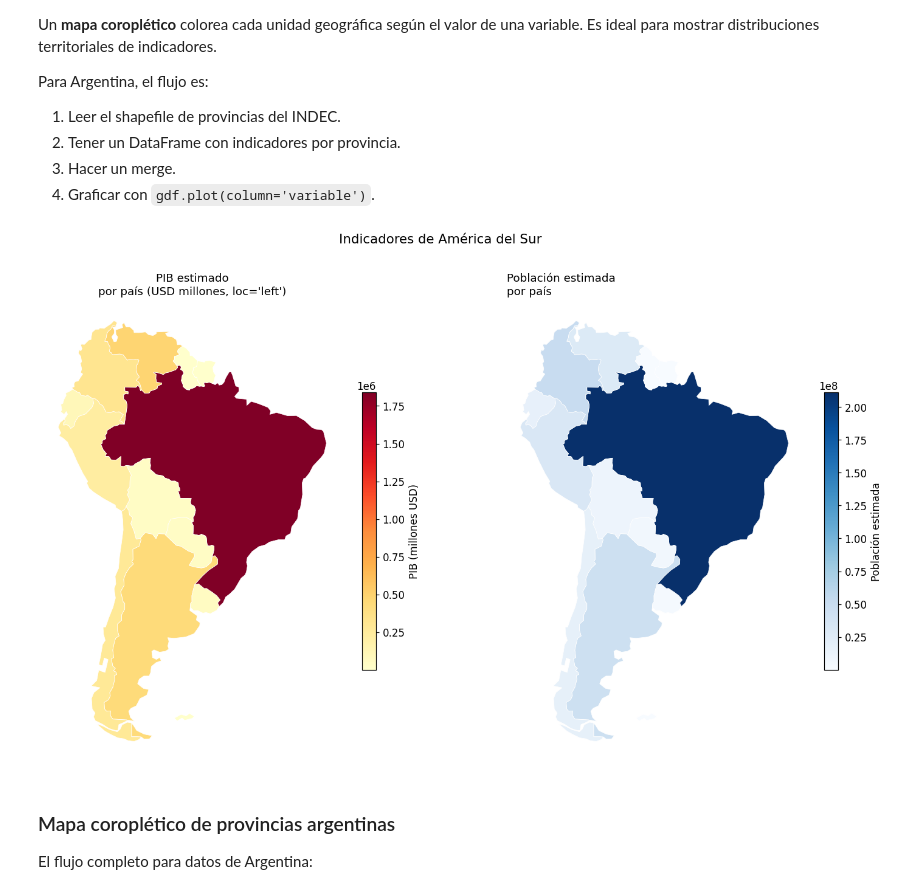
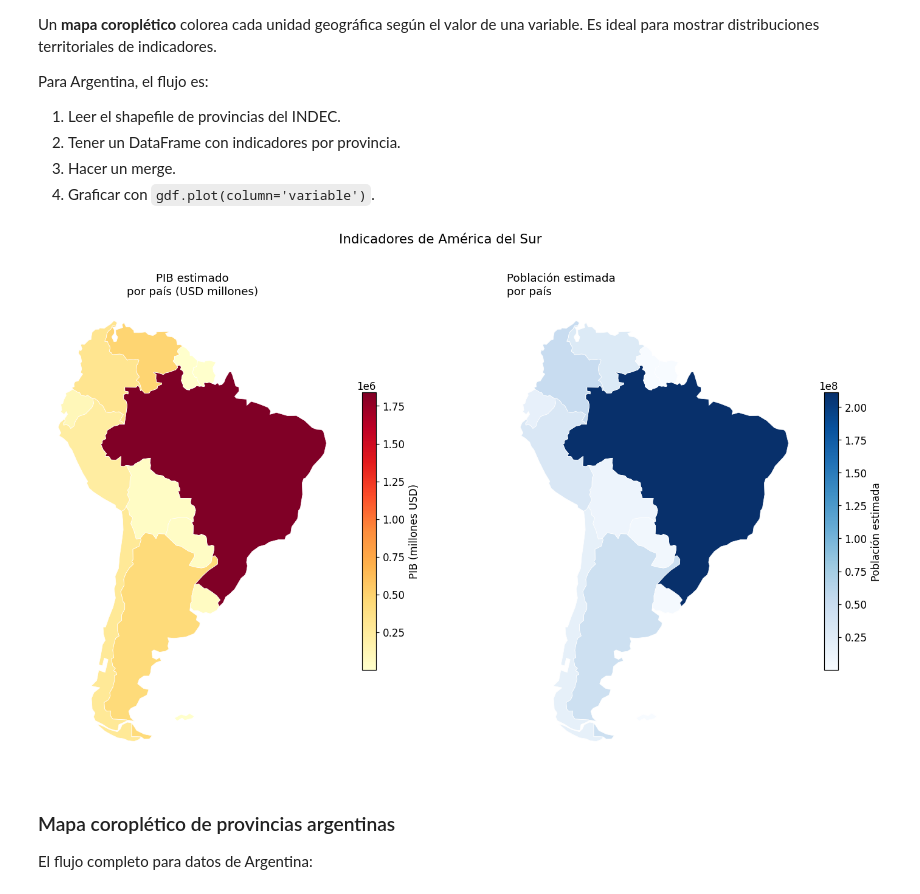
Before and after one commit to dbrisaro/Python-y-Politicas-Publicas---Risaro, a Jupyter notebook: M01_C09_Datos_Geoespaciales.ipynb, the cells around one changed output. Saved outputs shown, nothing was run; the diff lists cells and outputs as text; code cells hidden in the pictures.

```diff
--- a/M01_C09_Datos_Geoespaciales.ipynb
+++ b/M01_C09_Datos_Geoespaciales.ipynb
@@ -169,35 +169,35 @@ if GEOPANDAS_OK:
         column='GDP_MD',
         ax=axes[0],
         cmap='YlOrRd',
         legend=True,
         legend_kwds={'label': 'PIB (millones USD)', 'shrink': 0.6},
         edgecolor='white',
         linewidth=0.5,
         missing_kwds={'color': 'lightgray'}
     )
-    axes[0].set_title("PIB estimado\npor país (USD millones, loc='left')", fontsize=12)
+    axes[0].set_title("PIB estimado\npor país (USD millones)", fontsize=12)
     axes[0].axis('off')
 
     # Mapa 2: Población
     sudamerica.plot(
         column='POP_EST',
         ax=axes[1],
         cmap='Blues',
         legend=True,
         legend_kwds={'label': 'Población estimada', 'shrink': 0.6},
         edgecolor='white',
         linewidth=0.5,
     )
     axes[1].set_title("Población estimada\npor país", fontsize=12, loc='left')
     axes[1].axis('off')
 
     plt.suptitle("Indicadores de América del Sur", fontsize=14, y=1.01)
     plt.tight_layout()
     plt.show()
 else:
     print("Instalar geopandas para ejecutar esta celda")
 # %% [output]
-[figure, old version]
+[figure, new version]
 # %% [markdown]
 ### Mapa coroplético de provincias argentinas
 
```
Also changed, not shown: parts of 1 cell of this notebook, 8 other files.
